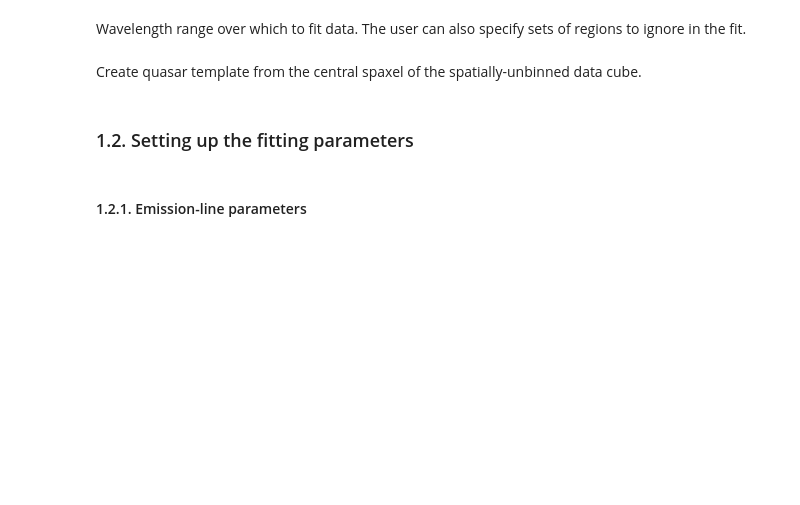
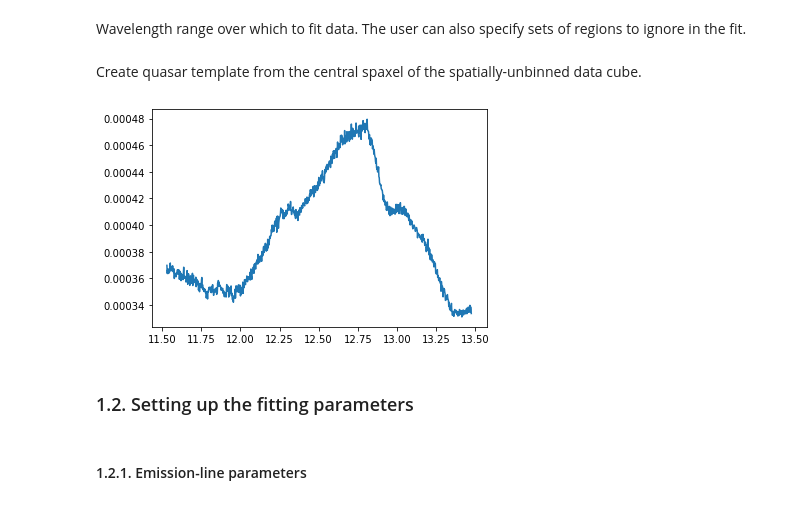
Before and after one commit to Q3D/q3dfit, a Jupyter notebook: jnb/run_q3dfit_MIRlines_mockETCcube.ipynb, the cells around one changed output. Drawn from its saved outputs; the diff is of its cells as text; code cells hidden in the pictures; blank space fills up the shorter version.

```diff
--- a/jnb/run_q3dfit_MIRlines_mockETCcube.ipynb
+++ b/jnb/run_q3dfit_MIRlines_mockETCcube.ipynb
@@ -187,8 +194,11 @@ fitrange = [11.53,13.47] # in micron
 Create quasar template from the central spaxel of the spatially-unbinned data cube.
 # %%
 from q3dfit.makeqsotemplate import makeqsotemplate
-makeqsotemplate(infile, outdir+'miritest.npy', wmapext=None)
+#makeqsotemplate(infile, outdir+'miritest.npy', wmapext=None)
+makeqsotemplate(infile, outdir+'miritest.npy', argscube=argsreadcube)
 qsotemplate = outdir+'miritest.npy'
+# %% [output]
+[figure, added]
 # %% [markdown]
 ### 1.2. Setting up the fitting parameters<a class="anchor" id="chapter1_2"></a>
 # %% [markdown]
```
Also changed, not shown: parts of 5 cells of this notebook, 6 other files.
